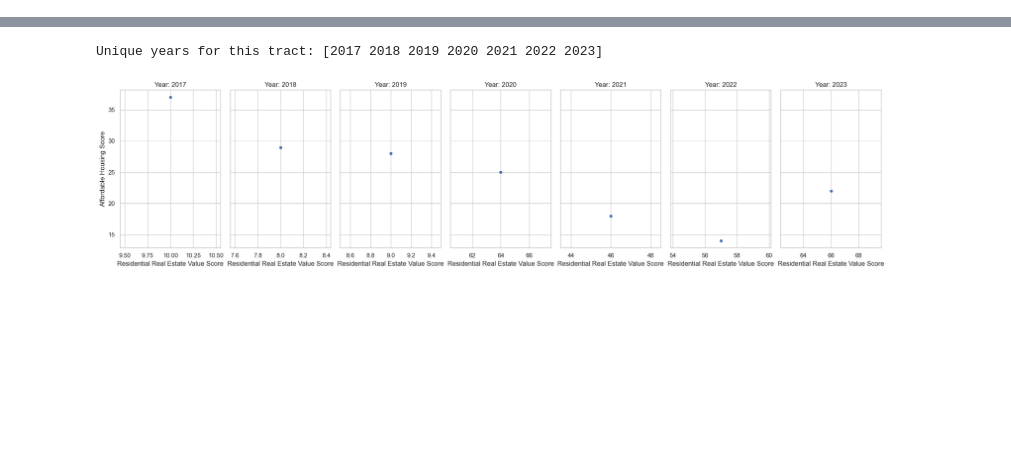
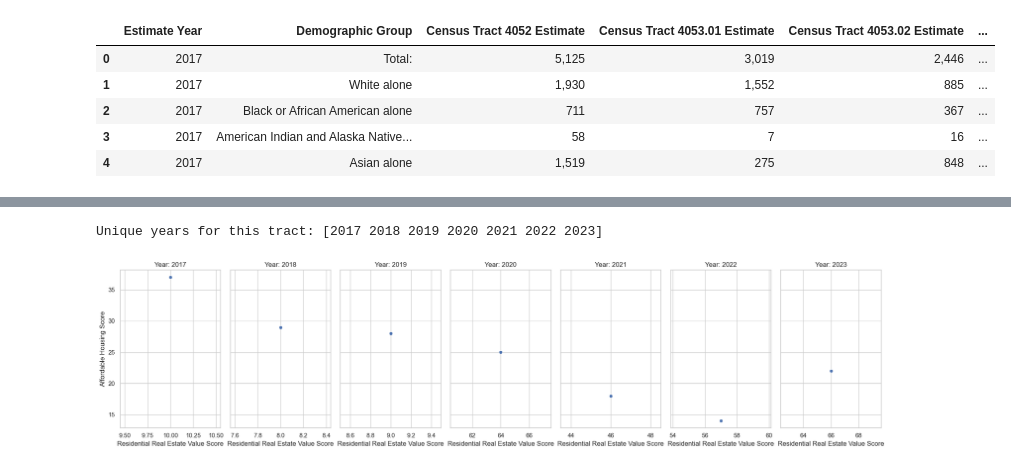
Before and after one commit to kareem-weaver/AUC_Mastercard_Challenge_Quant, a Jupyter notebook: src/Untitled.ipynb, the cells around one changed output, grey strips where cells are left out. Drawn from its saved outputs; the diff is of its cells as text; code cells hidden in the pictures; blank space fills up the shorter version.

Commit message:
finished demographics

```diff
--- a/src/Untitled.ipynb
+++ b/src/Untitled.ipynb
@@ -17,3 +8,0 @@ tracts = comp_tracts_df['Census Tract FIPS code'].unique()
-# %%
-df= pd.read_csv(r"C:\Users\jabba\Desktop\Code\machine_learning\AUC_mastercard_challenge\src\demographic\acs_race_2017.csv")
-df
@@ -32,6 +9,5 @@ df
 # %%
-############## Merge Ethnicity dataset ##############
-
+############### RACE Merge ###############
 # Specify the directory where your files are located
 directory_path = r"C:\Users\jabba\Desktop\Code\machine_learning\AUC_mastercard_challenge\src\demographic"
 
@@ -44,43 +20,68 @@ file_list = glob.glob(file_pattern)
 # Initialize an empty list to hold the DataFrames
 dataframes = []
 
-# Specify the columns to keep
-columns_to_keep = ['Label (Grouping)', 'ZCTA5 94606!!Estimate']
-
 # Loop through each file, read it into a DataFrame, and append it to the list
 for file in file_list:
-    df = pd.read_csv(file)
+    try:
+        df = pd.read_csv(file)
 
-    # Add a year column based on the file name
-    year = os.path.basename(file).split('_')[-1].split('.')[0]
+        # Add a year column based on the file name
+        year = os.path.basename(file).split('_')[-1].split('.')[0]
+        df['Year'] = year
 
-    # Keep only the specified columns along with the 'Year' column
-    df = df[columns_to_keep].copy()  # Copy to avoid SettingWithCopyWarning
-    df['Year'] = year  # Add the year column
+        # Check if the year is 2022 and rename columns accordingly
+        if year == '2022':
+            df.rename(columns={
+                'Label (Grouping)': 'Demographic Group',
+                'Census Tract 4052; Alameda County; California!!Estimate': 'Census Tract 4052 Estimate',
+                'Census Tract 4053.01; Alameda County; California!!Estimate': 'Census Tract 4053.01 Estimate',
+                'Census Tract 4053.02; Alameda County; California!!Estimate': 'Census Tract 4053.02 Estimate',
+                'Census Tract 4054.01; Alameda County; California!!Estimate': 'Census Tract 4054.01 Estimate',
+                'Census Tract 4054.02; Alameda County; California!!Estimate': 'Census Tract 4054.02 Estimate',
+                'Census Tract 4055; Alameda County; California!!Estimate': 'Census Tract 4055 Estimate',
+                'Census Tract 4056; Alameda County; California!!Estimate': 'Census Tract 4056 Estimate',
+                'Census Tract 4057; Alameda County; California!!Estimate': 'Census Tract 4057 Estimate',
+                'Census Tract 4058; Alameda County; California!!Estimate': 'Census Tract 4058 Estimate',
+                'Census Tract 4059.01; Alameda County; California!!Estimate': 'Census Tract 4059.01 Estimate',
+                'Census Tract 4059.02; Alameda County; California!!Estimate': 'Census Tract 4059.02 Estimate',
+                'Census Tract 4060; Alameda County; California!!Estimate': 'Census Tract 4060 Estimate',
+                'Year': 'Estimate Year'
+            }, inplace=True)
+        else:
+            # For other years, rename using the standard format (with commas)
+            df.rename(columns={
+                'Label (Grouping)': 'Demographic Group',
+                'Census Tract 4052, Alameda County, California!!Estimate': 'Census Tract 4052 Estimate',
+                'Census Tract 4053.01, Alameda County, California!!Estimate': 'Census Tract 4053.01 Estimate',
+                'Census Tract 4053.02, Alameda County, California!!Estimate': 'Census Tract 4053.02 Estimate',
+                'Census Tract 4054.01, Alameda County, California!!Estimate': 'Census Tract 4054.01 Estimate',
+                'Census Tract 4054.02, Alameda County, California!!Estimate': 'Census Tract 4054.02 Estimate',
+                'Census Tract 4055, Alameda County, California!!Estimate': 'Census Tract 4055 Estimate',
+                'Census Tract 4056, Alameda County, California!!Estimate': 'Census Tract 4056 Estimate',
+                'Census Tract 4057, Alameda County, California!!Estimate': 'Census Tract 4057 Estimate',
+                'Census Tract 4058, Alameda County, California!!Estimate': 'Census Tract 4058 Estimate',
+                'Census Tract 4059.01, Alameda County, California!!Estimate': 'Census Tract 4059.01 Estimate',
+                'Census Tract 4059.02, Alameda County, California!!Estimate': 'Census Tract 4059.02 Estimate',
+                'Census Tract 4060, Alameda County, California!!Estimate': 'Census Tract 4060 Estimate',
+                'Year': 'Estimate Year'
+            }, inplace=True)
 
-    # Append the modified DataFrame to the list
-    dataframes.append(df)
+        # Append the modified DataFrame to the list
+        dataframes.append(df)
+
+    except Exception as e:
+        print(f"Error reading {file}: {e}")
 
 # Concatenate all DataFrames into a single DataFrame
 merged_race_df = pd.concat(dataframes, ignore_index=True)
 
-
-# Renaming the columns
-merged_race_df.rename(columns={
-    'Label (Grouping)': 'Demographic Group',
-    'Census Tract 4052, Alameda County, California!!Estimate': 'Census Tract 4052 Estimate',
-    'Census Tract 4053.02, Alameda County, California!!Estimate': 'Census Tract 4053.02',
-    'Census Tract 4054.02, Alameda County, California!!Estimate':'Census Tract 4054.02',
-    'Census Tract 4055, Alameda County, California!!Estimate':'CensusTract 4055',
-    'Census Tract 4056, Alameda County, California!!Estimate': 'Census Tract 4056',
-    'Census Tract 4058, Alameda County, California!!Estimate': 'Census Tract 4058',
-    'Census Tract 4059.02, Alameda County, California!!Estimate	': ''
-    'Year': 'Estimate Year'
-}, inplace=True)
+# Move 'Year' to the front
+column_order = ['Estimate Year'] + [col for col in merged_race_df.columns if col != 'Estimate Year']
+merged_race_df = merged_race_df[column_order]
 
 # Save the merged DataFrame to a new CSV file
 merged_race_df.to_csv('merged_acs_race_data.csv', index=False)
 
 # Display the modified DataFrame
-merged_race_df.head(20)
+merged_race_df.head()
 # %% [output]
@@ -87,0 +88,6 @@ KeyError: "['ZCTA5 94606!!Estimate'] not in index"
+|  | Estimate Year | Demographic Group | Census Tract 4052 Estimate | Census Tract 4053.01 Estimate | Census Tract 4053.02 Estimate | ... |
+| 0 | 2017 | Total: | 5,125 | 3,019 | 2,446 | ... |
+| 1 | 2017 | White alone | 1,930 | 1,552 | 885 | ... |
+| 2 | 2017 | Black or African American alone | 711 | 757 | 367 | ... |
+| 3 | 2017 | American Indian and Alaska Native... | 58 | 7 | 16 | ... |
+| 4 | 2017 | Asian alone | 1,519 | 275 | 848 | ... |
```
Also changed, not shown: parts of 7 cells of this notebook, 3 other files.
